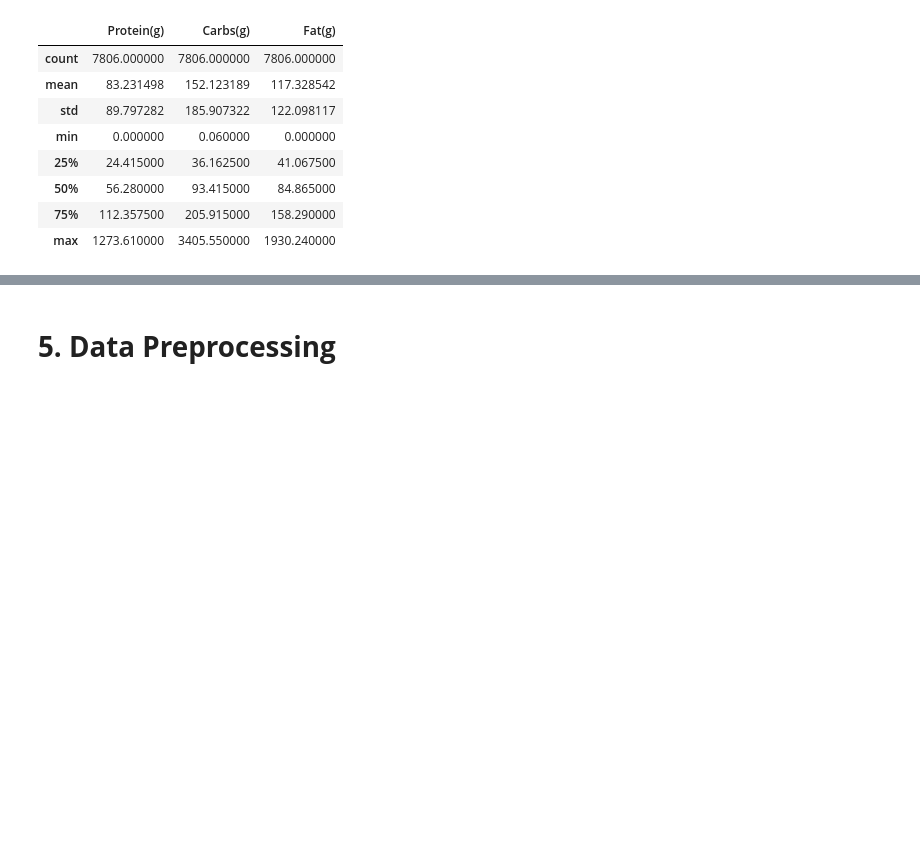
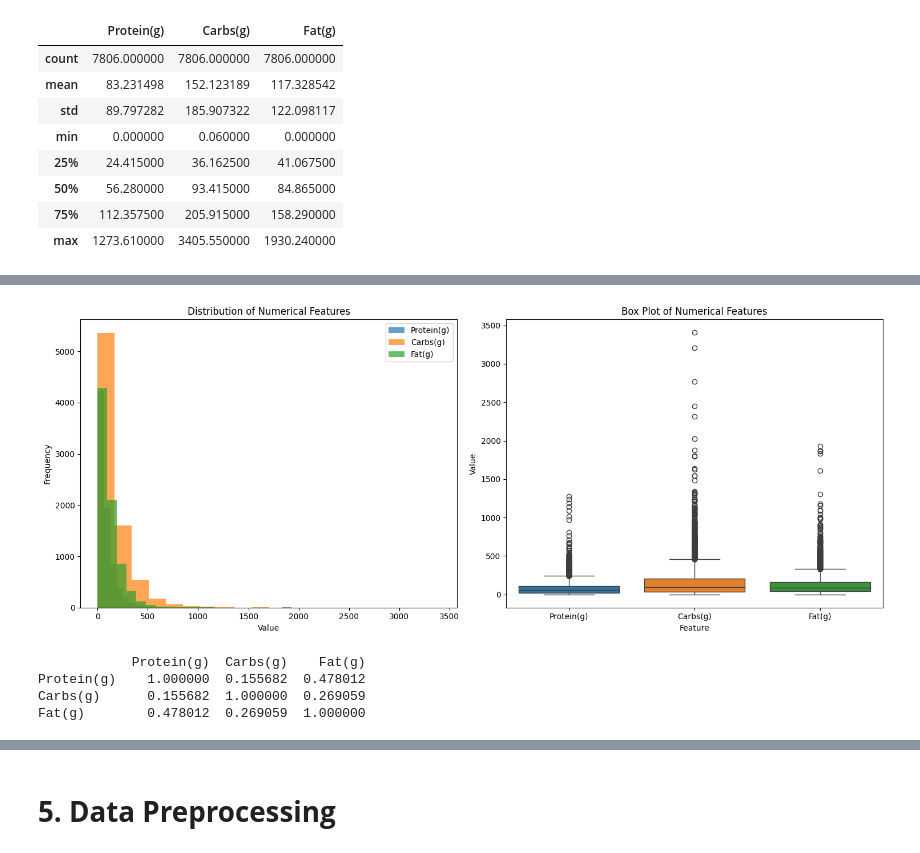
Before and after one commit to Us9r/DicodingBMLP, a Jupyter notebook: [Clustering]_Submission_Akhir_BMLP_Us9r.ipynb, the cells around one changed output, grey strips where cells are left out. Saved outputs shown, nothing was run; the diff lists cells and outputs as text; code cells hidden in the pictures; blank space fills up the shorter version.

```diff
--- a/[Clustering]_Submission_Akhir_BMLP_Us9r.ipynb
+++ b/[Clustering]_Submission_Akhir_BMLP_Us9r.ipynb
@@ -338,0 +147,30 @@ plt.show()
+# %%
+
+fig, axes = plt.subplots(1, 2, figsize=(15, 6))  # 1 row, 2 columns
+
+# Histogram
+for column in ['Protein(g)', 'Carbs(g)', 'Fat(g)']:
+    axes[0].hist(df[column], bins=20, alpha=0.7, label=column)
+axes[0].set_title('Distribution of Numerical Features')
+axes[0].set_xlabel('Value')
+axes[0].set_ylabel('Frequency')
+axes[0].legend()
+
+# Box plot
+sns.boxplot(data=df[['Protein(g)', 'Carbs(g)', 'Fat(g)']], ax=axes[1])
+axes[1].set_title('Box Plot of Numerical Features')
+axes[1].set_xlabel('Feature')
+axes[1].set_ylabel('Value')
+
+plt.tight_layout()  # Adjust layout for better spacing
+plt.show()
+# %% [output]
+[figure, added]
+# %%
+correlation_matrix = df[['Protein(g)', 'Carbs(g)', 'Fat(g)']].corr()
+print(correlation_matrix)
+# %% [output]
+            Protein(g)  Carbs(g)    Fat(g)
+Protein(g)    1.000000  0.155682  0.478012
+Carbs(g)      0.155682  1.000000  0.269059
+Fat(g)        0.478012  0.269059  1.000000
```
Also changed, not shown: parts of 8 cells of this notebook.
